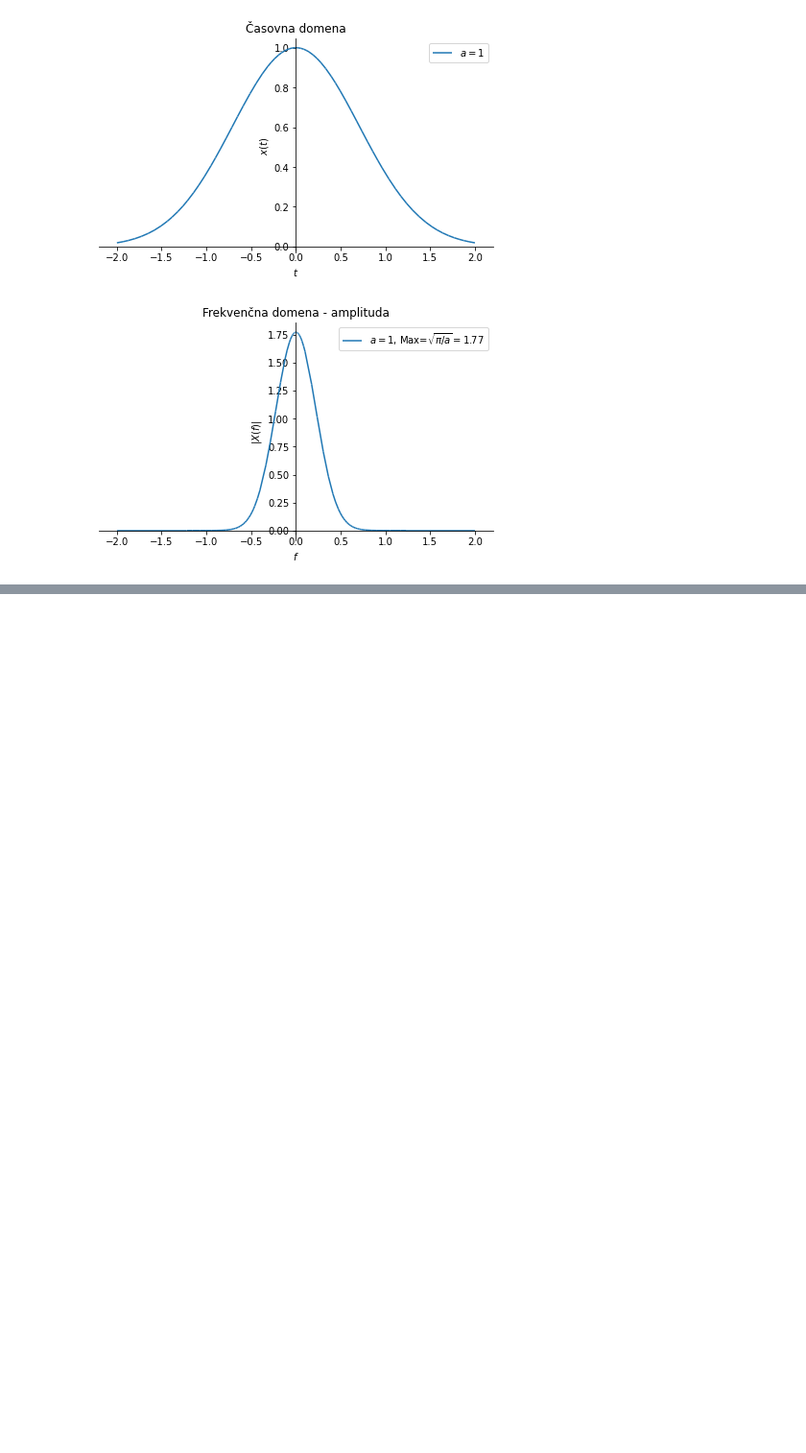
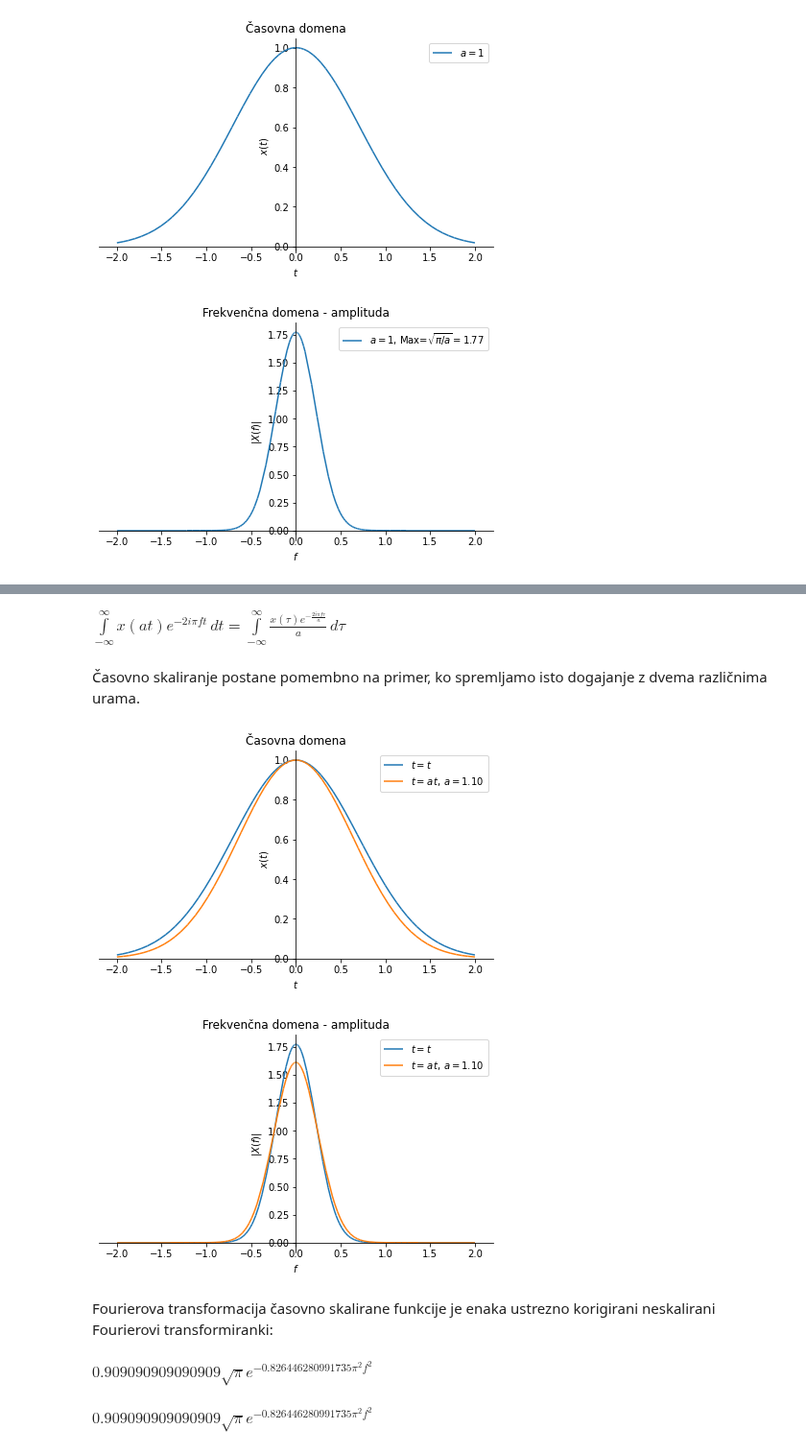
Before and after one commit to jankoslavic/procesiranje_signalov, a Jupyter notebook: _sources/notebooks/03 - Fourierova integralska transformacija in zvezni linearni sistemi.ipynb, the cells around one changed output, grey strips where cells are left out. Shown at 96% size. Saved outputs shown, nothing was run; the diff lists cells and outputs as text; code cells hidden in the pictures; blank space fills up the shorter version.

```diff
--- a/_sources/notebooks/03 - Fourierova integralska transformacija in zvezni linearni sistemi.ipynb
+++ b/_sources/notebooks/03 - Fourierova integralska transformacija in zvezni linearni sistemi.ipynb
@@ -428,0 +444,55 @@ p1.show()
+# %%
+import sympy as sym
+t, f, τ = sym.symbols('t, f, tau', real=True)
+a = sym.symbols('a', real=True, positive=True)
+x = sym.Function('x')
+i = sym.I
+π = sym.pi
+X = sym.integrate(x(a*t)*sym.exp(-i*2*π*f*t), (t, -sym.oo, +sym.oo))
+
+sym.Eq(X, X.transform(a*t, τ))
+# %% [output]
+$\displaystyle \int\limits_{-\infty}^{\infty} x{\left(a t \right)} e^{- 2 i \pi f t}\, dt = \int\limits_{-\infty}^{\infty} \frac{x{\left(\tau \right)} e^{- \frac{2 i \pi f \tau}{a}}}{a}\, d\tau$
+# %% [markdown]
+Časovno skaliranje postane pomembno na primer, ko spremljamo isto dogajanje z dvema različnima urama.
+# %%
+import sympy as sym
+t, f, a = sym.symbols('t, f, a', real=True)
+x_1 = sym.exp(-t**2)
+x_2 = x_1.subs(t, a*t)
+podatki = {a: 1.1}
+
+X_1 = sym.fourier_transform(x_1, t, f)
+X_2 = sym.fourier_transform(x_2.subs(podatki), t, f)
+
+
+p1 = sym.plot(x_1.subs(podatki), (t, -2, +2), line_color='C0',
+              label=f'$t=t$', show=False,
+              title='Časovna domena', ylabel='$x(t)$', xlabel='$t$')
+p2 = sym.plot(x_2.subs(podatki), (t, -2, +2), line_color='C1',
+              label=f'$t=a\,t$, $a=${a.subs(podatki):3.2f}', show=False)
+p1.extend(p2)
+p1.legend = True
+p1.show()
+
+p1 = sym.plot(sym.Abs(X_1).subs(podatki), (f, -2, +2), line_color='C0',
+              label=f'$t=t$', show=False,
+              title='Frekvenčna domena - amplituda', ylabel='$|X(f)|$', xlabel='$f$')
+p2 = sym.plot(sym.Abs(X_2).subs(podatki), (f, -2, +2), line_color='C1',
+              label=f'$t=a\,t$, $a=${a.subs(podatki):3.2f}', show=False)
+p1.extend(p2)
+p1.legend = True
+p1.show()
+# %% [output]
+[figure, added]
+[figure, added]
+# %% [markdown]
+Fourierova transformacija časovno skalirane funkcije je enaka ustrezno korigirani neskalirani Fourierovi transformiranki:
+# %%
+X_2
+# %% [output]
+$\displaystyle 0.909090909090909 \sqrt{\pi} e^{- 0.826446280991735 \pi^{2} f^{2}}$
+# %%
+(X_1/a).subs(f, f/a).subs(podatki)
+# %% [output]
+$\displaystyle 0.909090909090909 \sqrt{\pi} e^{- 0.826446280991735 \pi^{2} f^{2}}$
```
Also changed, not shown: parts of 16 cells of this notebook, 23 other files.
